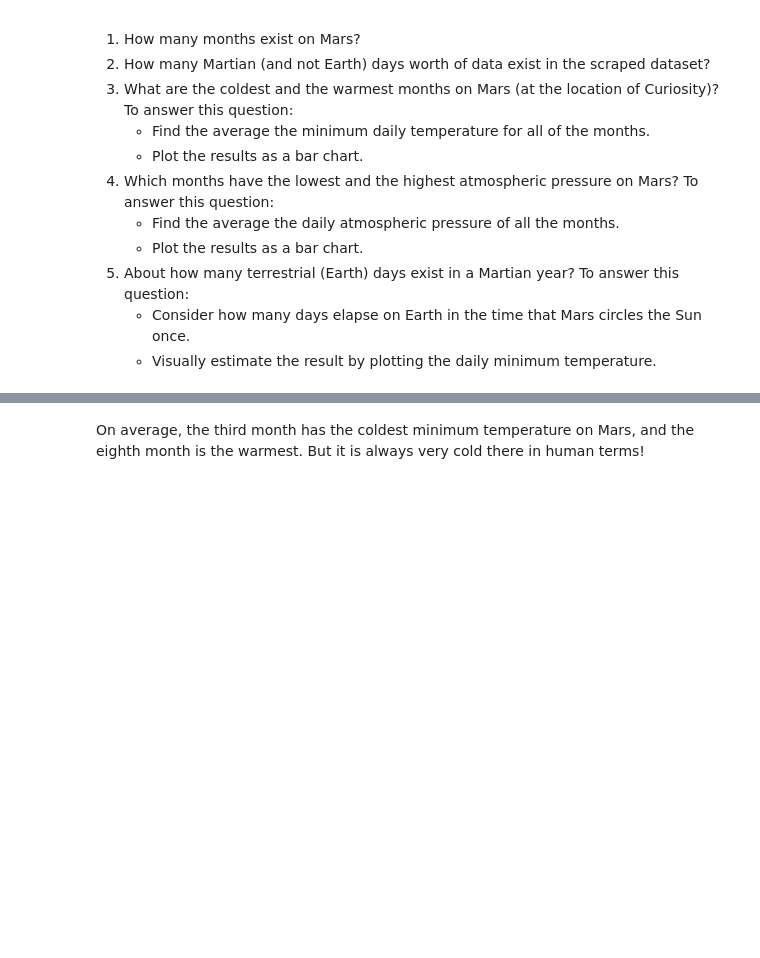
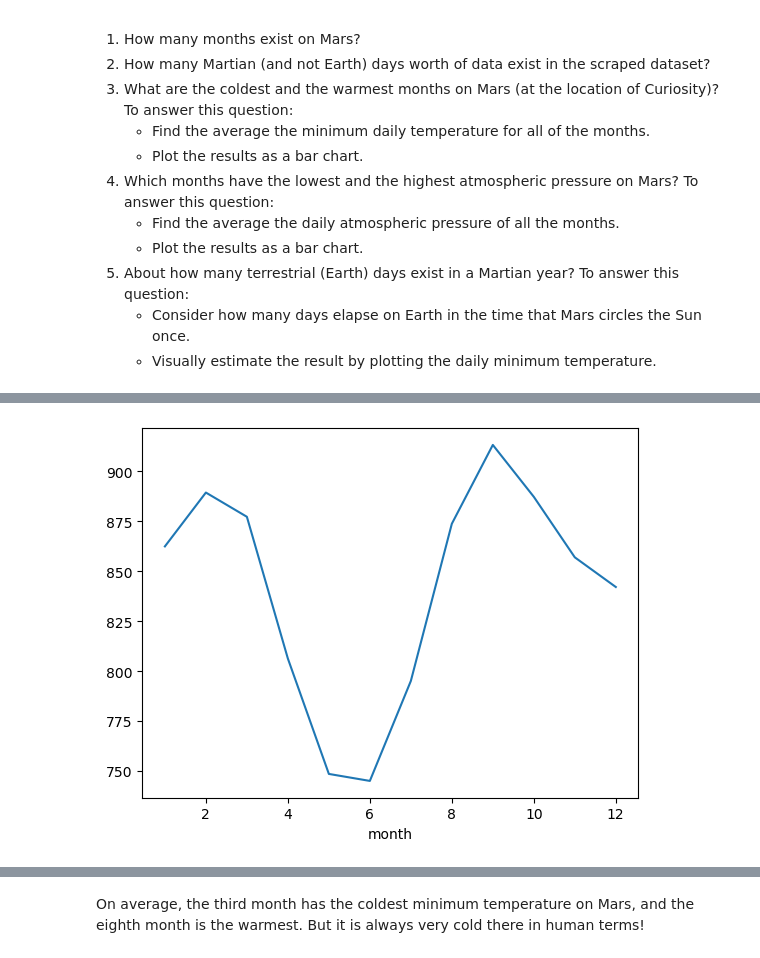
Before and after one commit to levite-neil/mars_analysis, a Jupyter notebook: part_2_mars_weather.ipynb, the cells around one changed output, grey strips where cells are left out. Cells and saved outputs as stored; diff of their text form; code cells hidden in the pictures; blank space fills up the shorter version.

```diff
--- a/part_2_mars_weather.ipynb
+++ b/part_2_mars_weather.ipynb
@@ -177,2 +255,4 @@ Analyze your dataset by using Pandas functions to answer the following questions
 # %%
 # 4. Average pressure by Martian month
+avg_pressure_months = mars_df.groupby(['month'])['pressure'].mean()
+avg_pressure_months
@@ -179,4 +274,8 @@ Analyze your dataset by using Pandas functions to answer the following questions
 # %%
 # Plot the average pressure by month
+avg_pressure_months.plot()
+plt.show()
+# %% [output]
+[figure, added]
 # %%
 # 5. How many terrestrial (earth) days are there in a Martian year?
```
Also changed, not shown: parts of 15 cells of this notebook, 2 other files.
